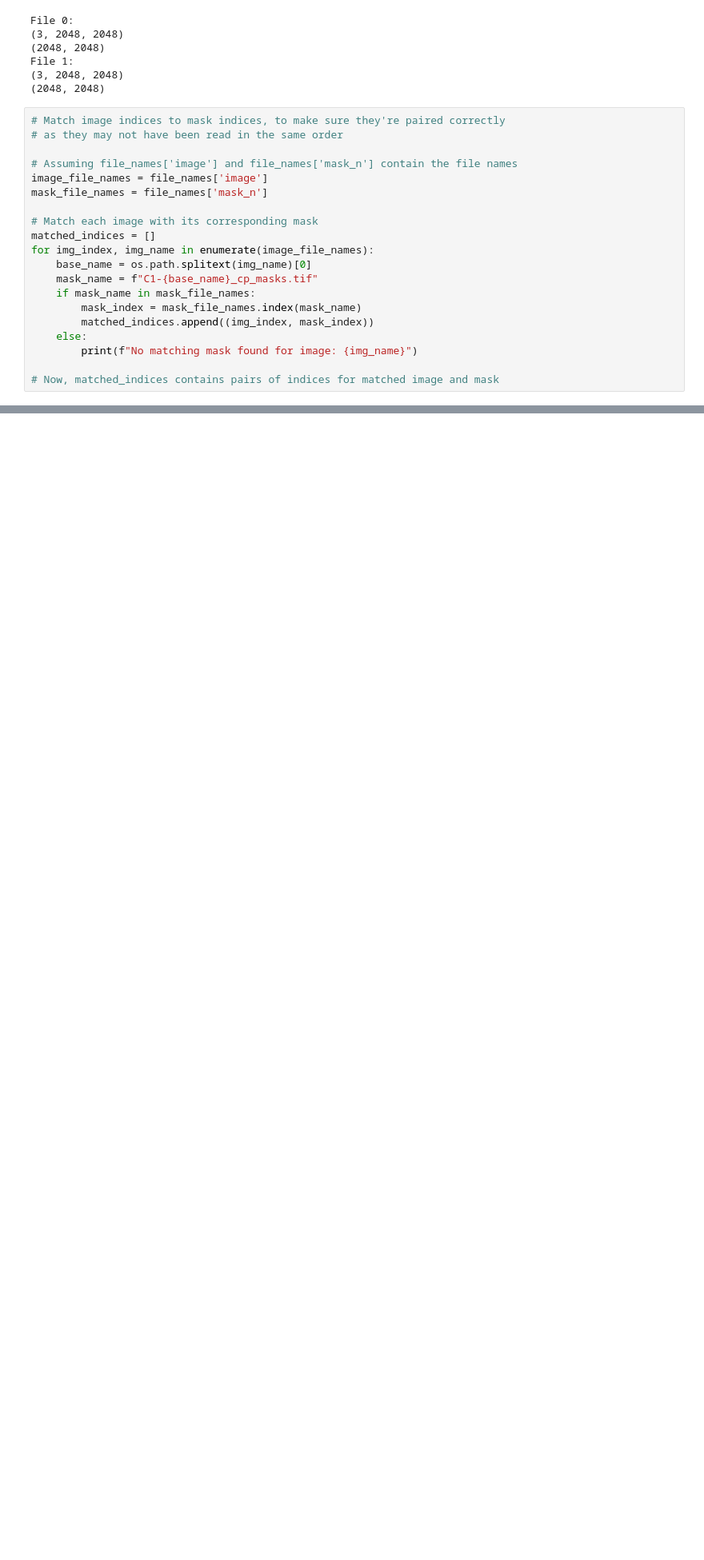
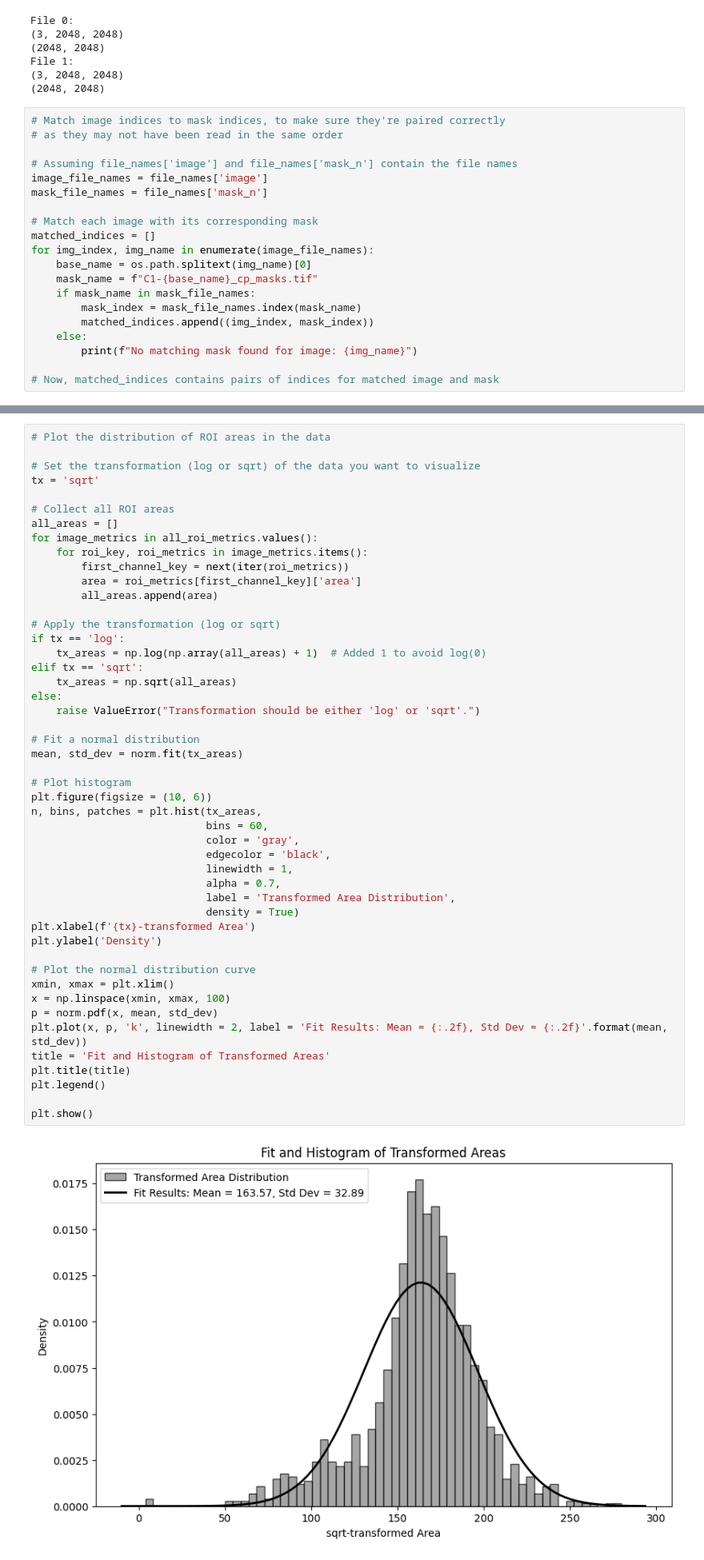
Before and after one commit to timotheelionnet/python_image-analysis, a Jupyter notebook: notebooks/image-readr.ipynb, the cells around one changed output, grey strips where cells are left out. Shown at 80% size. Saved outputs shown, nothing was run; the diff lists cells and outputs as text; blank space fills up the shorter version.

```diff
--- a/notebooks/image-readr.ipynb
+++ b/notebooks/image-readr.ipynb
@@ -169,3 +182,53 @@ for img_index, mask_index in matched_indices:
     all_roi_metrics[f'Image {img_index}'] = roi_metrics
 
 # Now, all_roi_metrics contains the metrics for each ROI in each channel for each matched image
+# %%
+# Plot the distribution of ROI areas in the data
+
+# Set the transformation (log or sqrt) of the data you want to visualize
+tx = 'sqrt'
+
+# Collect all ROI areas
+all_areas = []
+for image_metrics in all_roi_metrics.values():
+    for roi_key, roi_metrics in image_metrics.items():
+        first_channel_key = next(iter(roi_metrics))
+        area = roi_metrics[first_channel_key]['area']
+        all_areas.append(area)
+
+# Apply the transformation (log or sqrt)
+if tx == 'log':
+    tx_areas = np.log(np.array(all_areas) + 1)  # Added 1 to avoid log(0)
+elif tx == 'sqrt':
+    tx_areas = np.sqrt(all_areas)
+else:
+    raise ValueError("Transformation should be either 'log' or 'sqrt'.")
+
+# Fit a normal distribution
+mean, std_dev = norm.fit(tx_areas)
+
+# Plot histogram
+plt.figure(figsize = (10, 6))
+n, bins, patches = plt.hist(tx_areas,
+                            bins = 60,
+                            color = 'gray',
+                            edgecolor = 'black',
+                            linewidth = 1,
+                            alpha = 0.7,
+                            label = 'Transformed Area Distribution',
+                            density = True)
+plt.xlabel(f'{tx}-transformed Area')
+plt.ylabel('Density')
+
+# Plot the normal distribution curve
+xmin, xmax = plt.xlim()
+x = np.linspace(xmin, xmax, 100)
+p = norm.pdf(x, mean, std_dev)
+plt.plot(x, p, 'k', linewidth = 2, label = 'Fit Results: Mean = {:.2f}, Std Dev = {:.2f}'.format(mean, std_dev))
+title = 'Fit and Histogram of Transformed Areas'
+plt.title(title)
+plt.legend()
+
+plt.show()
+# %% [output]
+[figure, added]
```
Also changed, not shown: parts of 12 cells of this notebook.
